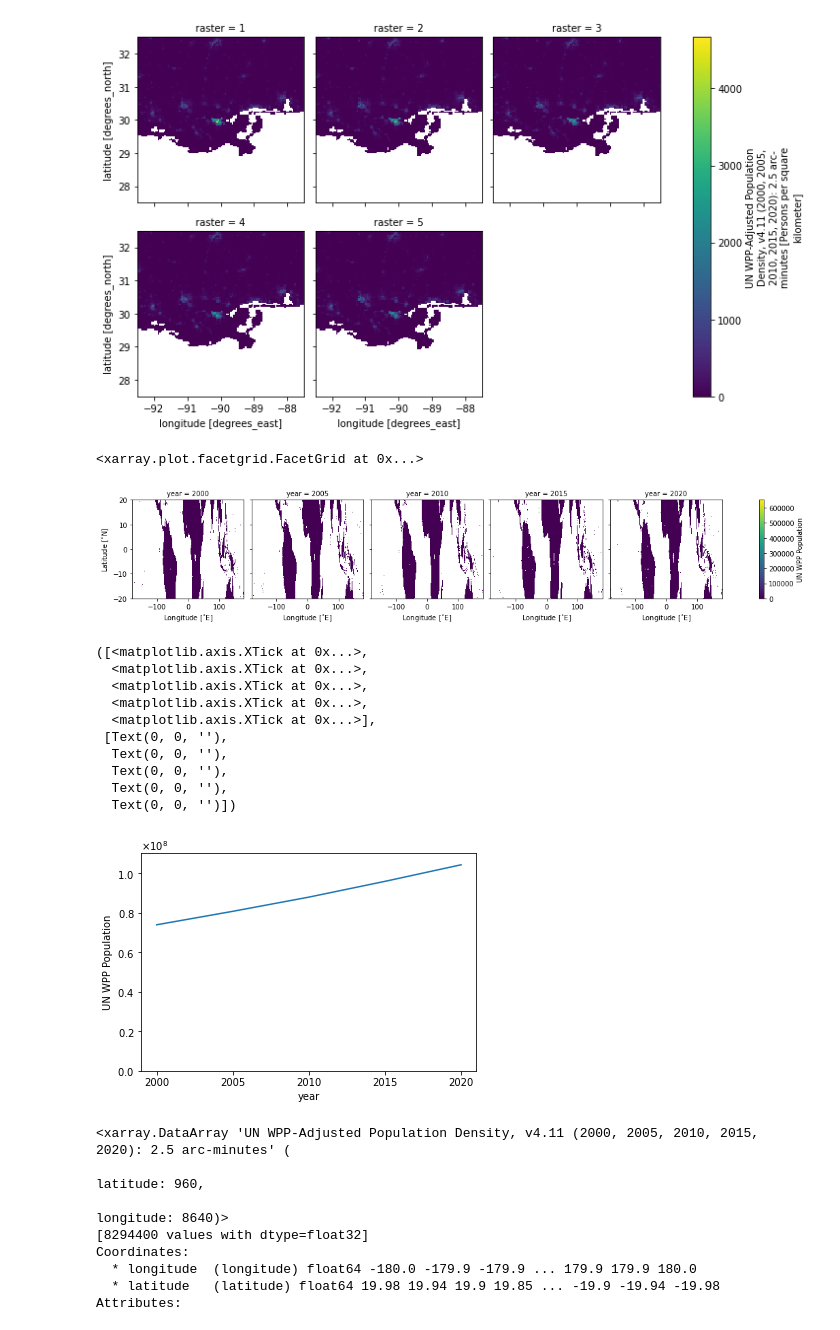
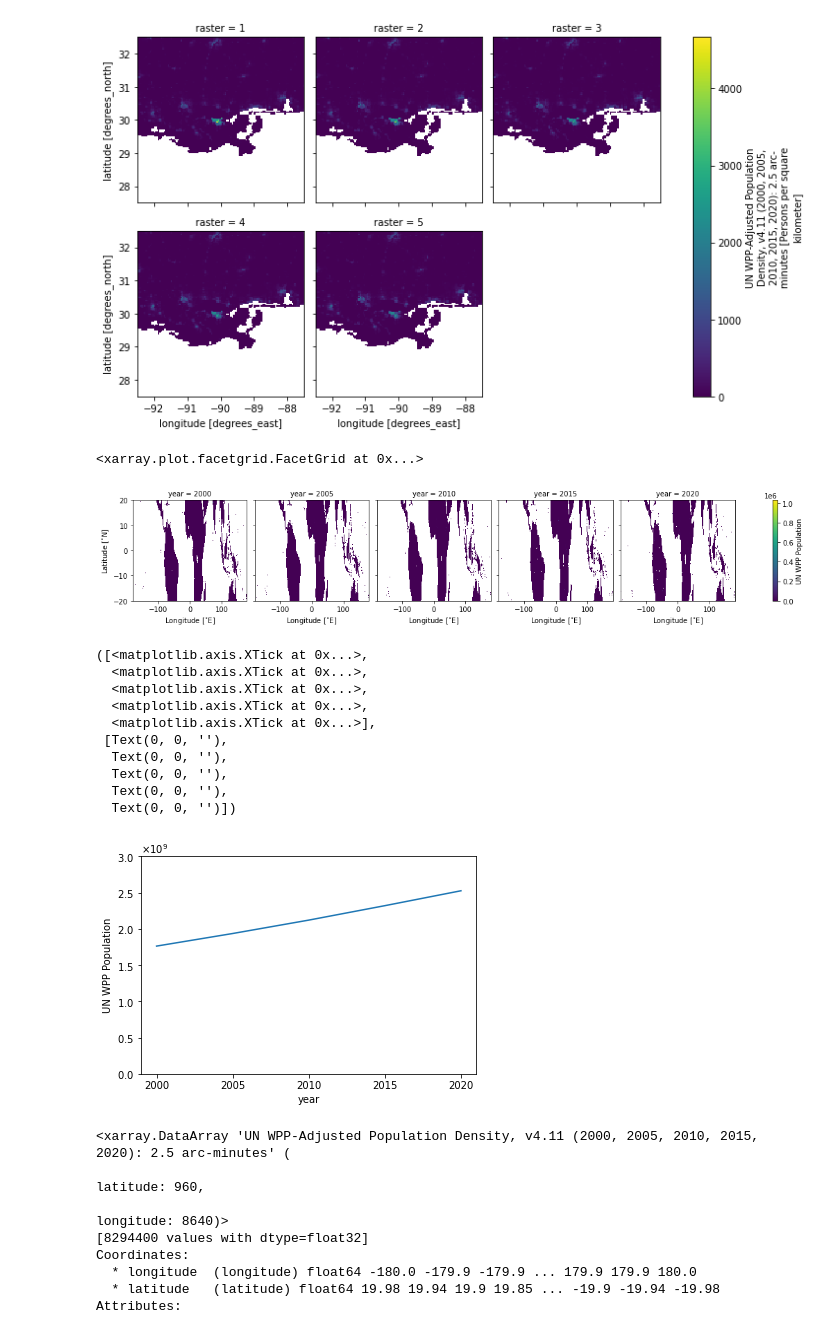
Before and after one commit to sdat2/pop, a Jupyter notebook: Pop.ipynb, the cells around one changed output. Saved outputs shown, nothing was run; the diff lists cells and outputs as text; code cells hidden in the pictures.

```diff
--- a/Pop.ipynb
+++ b/Pop.ipynb
@@ -56,7 +56,7 @@ ds[var].isel(raster=slice(0,5)).sel(longitude=slice(-92.5, -87.5), latitude=slic
 [figure]
 # %%
 from sithom.xr import plot_units
-count = (ds[var].isel(raster=slice(0,5)).sel(latitude=slice(20,-20)) * ds[var].isel(raster=9).sel(latitude=slice(20,-20)).drop("raster")).rename("UN WPP Population")
+count = (ds[var].isel(raster=slice(0,5)).sel(latitude=slice(20,-20)) * ds[var].sel(raster=9).sel(latitude=slice(20,-20)).drop("raster")).rename("UN WPP Population")
 # .sum(dim=["longitude", "latitude"])
 count = count.rename({"raster": "year"})
 count = count.assign_coords(year=([2000, 2005, 2010, 2015, 2020]))
@@ -64,25 +64,25 @@ count = count.assign_coords(year=([2000, 2005, 2010, 2015, 2020]))
 plot_units(count).plot(col="year")
 # %% [output]
 <xarray.plot.facetgrid.FacetGrid at 0x...>
-[figure, old version]
+[figure, new version]
 # %%
 from sithom.plot import axis_formatter
 count.sum(dim=["longitude", "latitude"]).plot()
 plt.gca().ticklabel_format(axis="y", style="sci", scilimits=(0, 0), useMathText=True)
-plt.ylim(0, 1.1e8)
+plt.ylim(0, 3e9)
 plt.xticks([2000, 2005, 2010, 2015, 2020])
 # %% [output]
 ([<matplotlib.axis.XTick at 0x...>,
   <matplotlib.axis.XTick at 0x...>,
   <matplotlib.axis.XTick at 0x...>,
   <matplotlib.axis.XTick at 0x...>,
   <matplotlib.axis.XTick at 0x...>],
  [Text(0, 0, ''),
   Text(0, 0, ''),
   Text(0, 0, ''),
   Text(0, 0, ''),
   Text(0, 0, '')])
-[figure, old version]
+[figure, new version]
 # %%
 ds[var].isel(raster=9).sel(latitude=slice(20,-20)).drop("raster")
 # %% [output]
```
Also changed, not shown: parts of 6 cells of this notebook.
